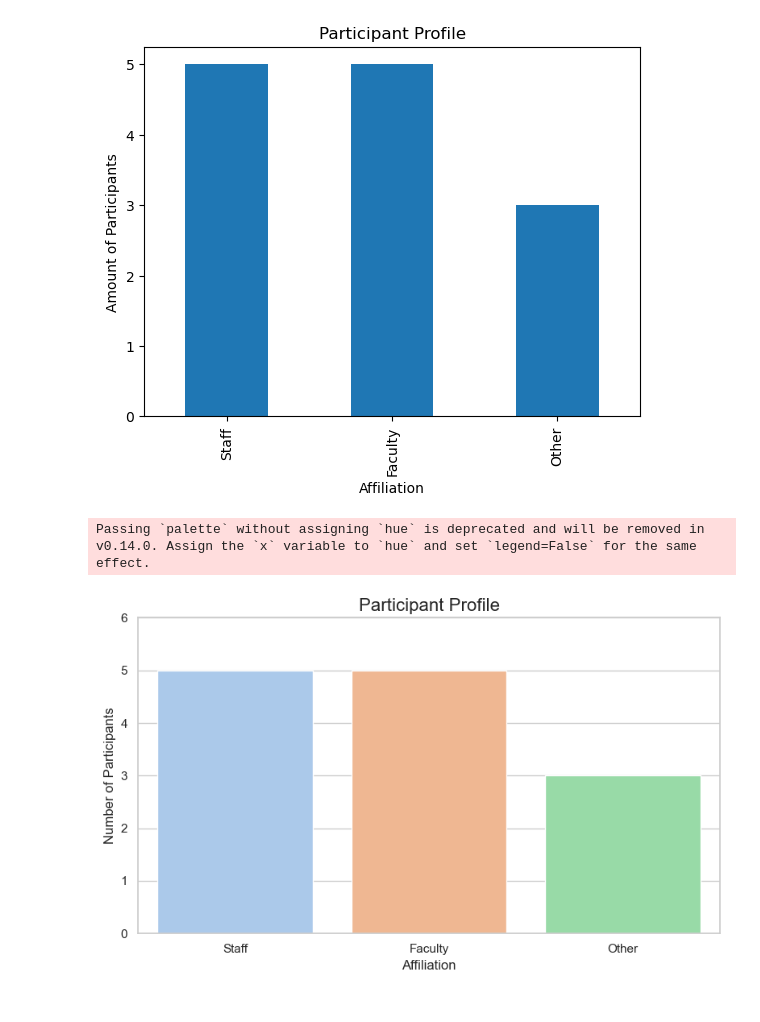
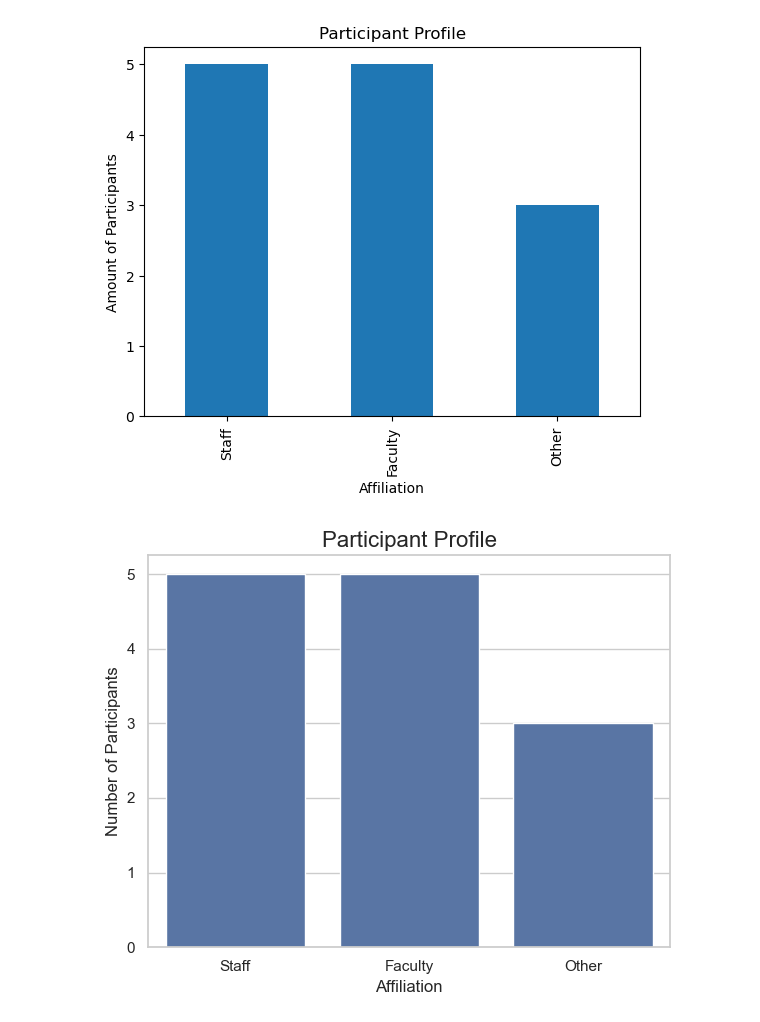
Before and after one commit to ycsara/DSProjects, a Jupyter notebook: Evaluation.ipynb, the cells around one changed output. Saved outputs shown, nothing was run; the diff lists cells and outputs as text; code cells hidden in the pictures.

```diff
--- a/Evaluation.ipynb
+++ b/Evaluation.ipynb
@@ -94,24 +94,22 @@ plt.ylabel('Amount of Participants');
 # %%
 affiliation_dict = {1: 'Faculty', 2: 'Staff', 3:'Student', 4:'Other'}
 data['affiliation'] = data['uci_affiliation'].map(affiliation_dict)
 affiliation = data['affiliation'].value_counts().reset_index()
 affiliation.columns = ['Affiliation', 'Count']
 
 sns.set_theme(style="whitegrid")
-plt.figure(figsize=(8,5))
-barplot = sns.barplot(data=affiliation, x='Affiliation', y='Count', palette='pastel')
+plt.figure(figsize=(6,5))
+barplot = sns.barplot(data=affiliation, x='Affiliation', y='Count')
 
 # Labels and title
 plt.title('Participant Profile', fontsize=16)
 plt.xlabel('Affiliation', fontsize=12)
 plt.ylabel('Number of Participants', fontsize=12)
-plt.ylim(0, max(affiliation['Count'])*1.2)  # add some space for the numbers
 
 plt.tight_layout()
 plt.show()
 # %% [output]
-Passing `palette` without assigning `hue` is deprecated and will be removed in v0.14.0. Assign the `x` variable to `hue` and set `legend=False` for the same effect.
-[figure, old version]
+[figure, new version]
 # %%
 # bar graph of who attended workshop
 # %%
```
